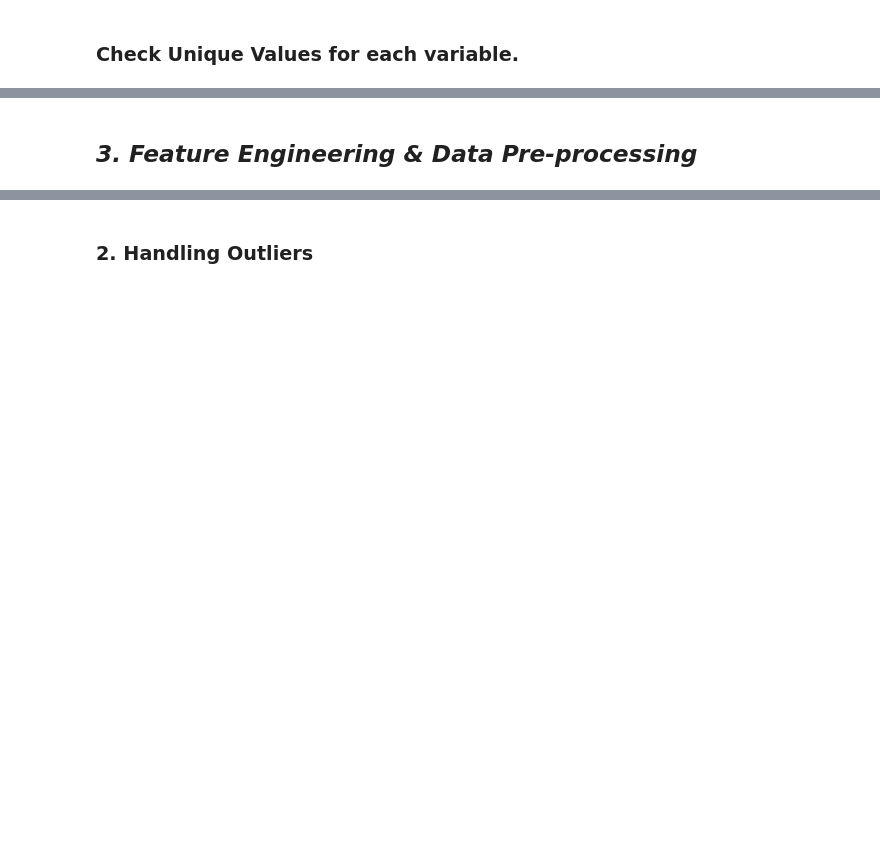
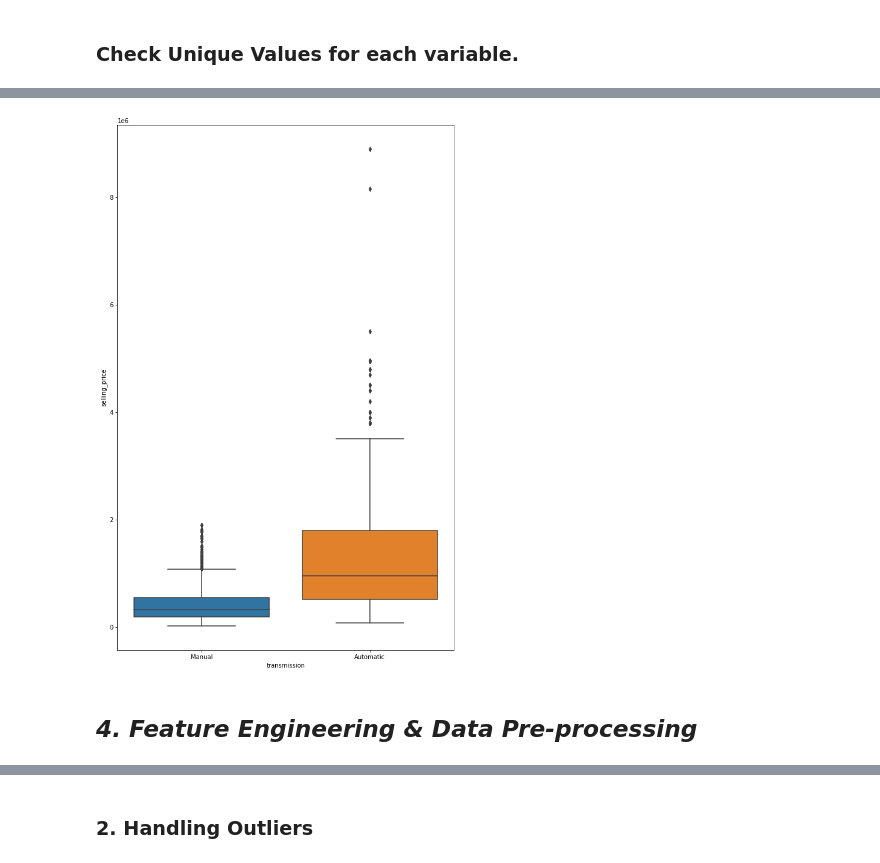
Before and after one commit to Ratnesh1210/DataScienceCapstoneProject, a Jupyter notebook: car_details_price.ipynb, the cells around one changed output, grey strips where cells are left out. Saved outputs shown, nothing was run; the diff lists cells and outputs as text; code cells hidden in the pictures; blank space fills up the shorter version.

```diff
--- a/car_details_price.ipynb
+++ b/car_details_price.ipynb
@@ -148,5 +313,12 @@ sns.lineplot(x='km_driven', y="selling_price", data=df.head(200))
+# %%
+#Lets check the selling price of manual and automatic cars
+plt.figure(figsize=(10,16))
+ax=sns.boxplot(x=df['transmission'], y=df['selling_price'])
+plt.show()
+# %% [output]
+[figure, added]
 # %% [markdown]
-## ***3. Feature Engineering & Data Pre-processing***
+## ***4. Feature Engineering & Data Pre-processing***
 # %%
 df1 = df [['year', 'selling_price', 'km_driven',
        'fuel', 'seller_type', 'transmission', 'owner']]
```
Also changed, not shown: parts of 78 cells of this notebook.
